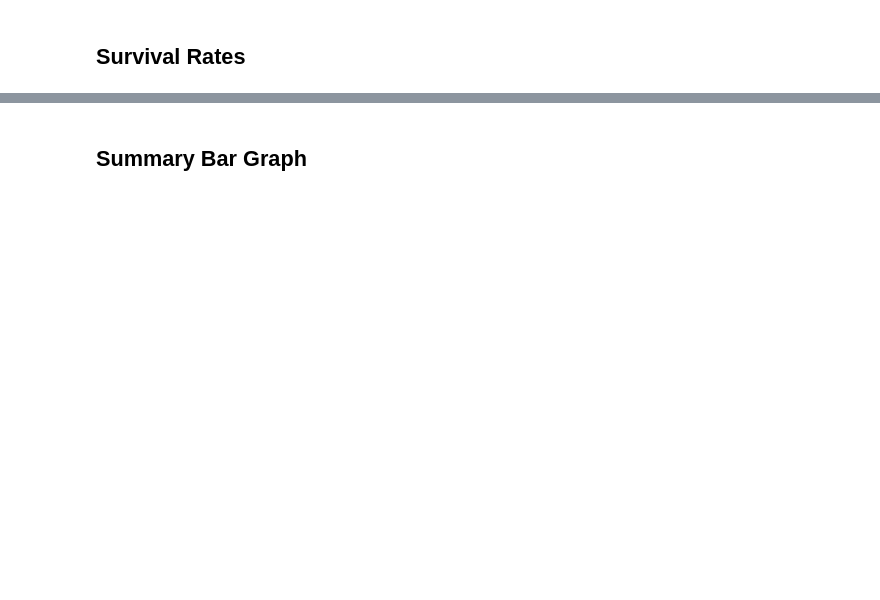
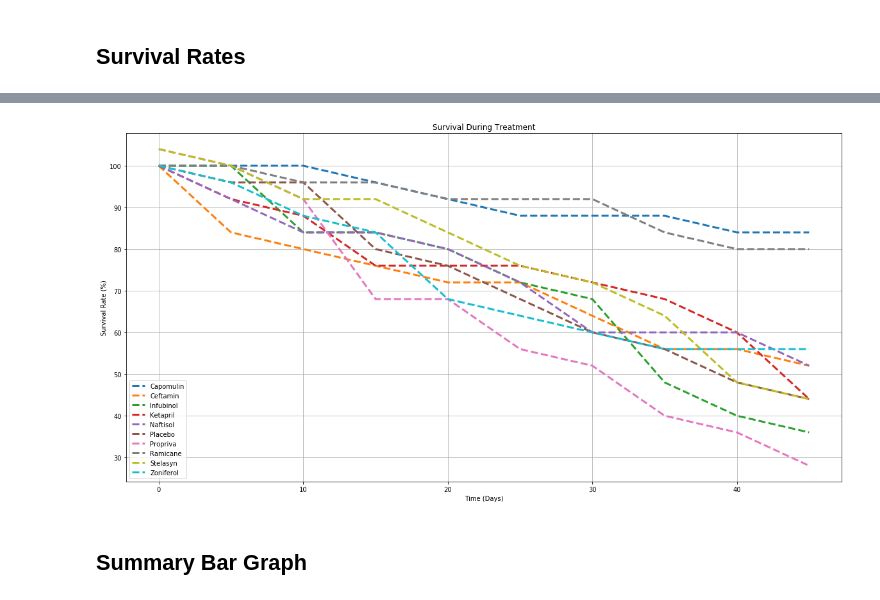
Before and after one commit to willdzhang/Matplotlib-Challenge, a Jupyter notebook: pymaceuticals_starter.ipynb, the cells around one changed output, grey strips where cells are left out. Cells and saved outputs as stored; diff of their text form; code cells hidden in the pictures; blank space fills up the shorter version.

```diff
--- a/pymaceuticals_starter.ipynb
+++ b/pymaceuticals_starter.ipynb
@@ -186,7 +265,8 @@ plt.show()
 ## Survival Rates
 # %%
 # Store the Count of Mice Grouped by Drug and Timepoint (W can pass any metric)
-
+mice_count = combine.groupby(['Drug', 'Timepoint']).count()['Tumor Volume (mm3)']
 # Convert to DataFrame
-
+mice_count_df = pd.DataFrame(mice_count)
 # Preview DataFrame
+mice_count_df.head()
@@ -201,4 +281,6 @@ plt.show()
 # %%
 # Minor Data Munging to Re-Format the Data Frames
-
+mice_count_df = mice_count_df.unstack(level = 0)
+mice_count_df.columns = mice_count_df.columns.get_level_values(1)
 # Preview the Data Frame
+mice_count_df
@@ -224,3 +300,30 @@ plt.show()
+# %%
+# Generate the Plot (Accounting for percentages)
+plt.figure(figsize=(20,10))
+plt.plot(100 * mice_count_df["Capomulin"] / 25, linestyle="dashed", markersize=5, linewidth=3)
+plt.plot(100 * mice_count_df["Ceftamin"] / 25, linestyle="dashed", markersize=5, linewidth=3)
+plt.plot(100 * mice_count_df["Infubinol"] / 25, linestyle="dashed", markersize=5, linewidth=3)
+plt.plot(100 * mice_count_df["Ketapril"] / 25, linestyle="dashed", markersize=5, linewidth=3)
+plt.plot(100 * mice_count_df["Naftisol"] / 25, linestyle="dashed", markersize=5, linewidth=3)
+plt.plot(100 * mice_count_df["Placebo"] / 25, linestyle="dashed", markersize=5, linewidth=3)
+plt.plot(100 * mice_count_df["Propriva"] / 25, linestyle="dashed", markersize=5, linewidth=3)
+plt.plot(100 * mice_count_df["Ramicane"] / 25, linestyle="dashed", markersize=5, linewidth=3)
+plt.plot(100 * mice_count_df["Stelasyn"] / 25, linestyle="dashed", markersize=5, linewidth=3)
+plt.plot(100 * mice_count_df["Zoniferol"] / 25, linestyle="dashed", markersize=5, linewidth=3)
+
+plt.legend()
+plt.grid(True)
+plt.title('Survival During Treatment')
+plt.xlabel('Time (Days)')
+plt.ylabel('Survival Rate (%)')
+
+# Save the Figure
+plt.savefig('survival.png')
+
+# Show the Figure
+plt.show()
+# %% [output]
+[figure, added]
 # %% [markdown]
 ## Summary Bar Graph
 # %%
```
Also changed, not shown: parts of 32 cells of this notebook, 8 other files.
